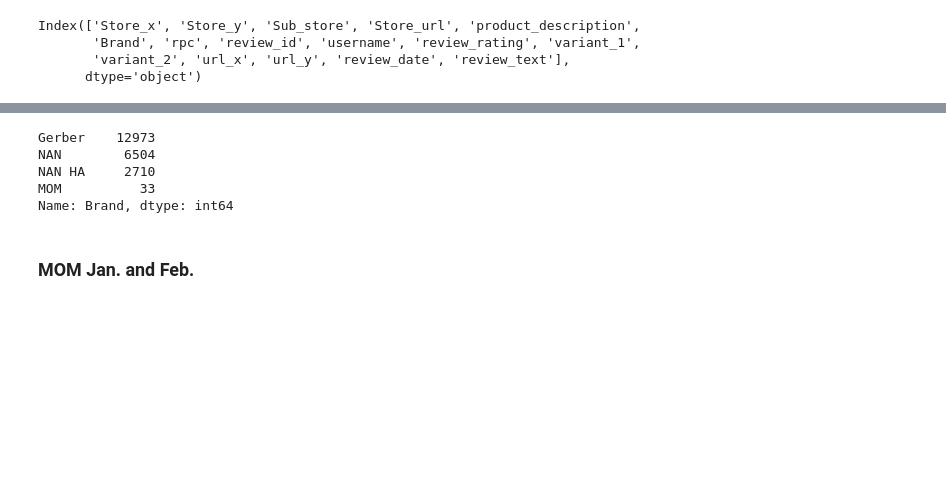
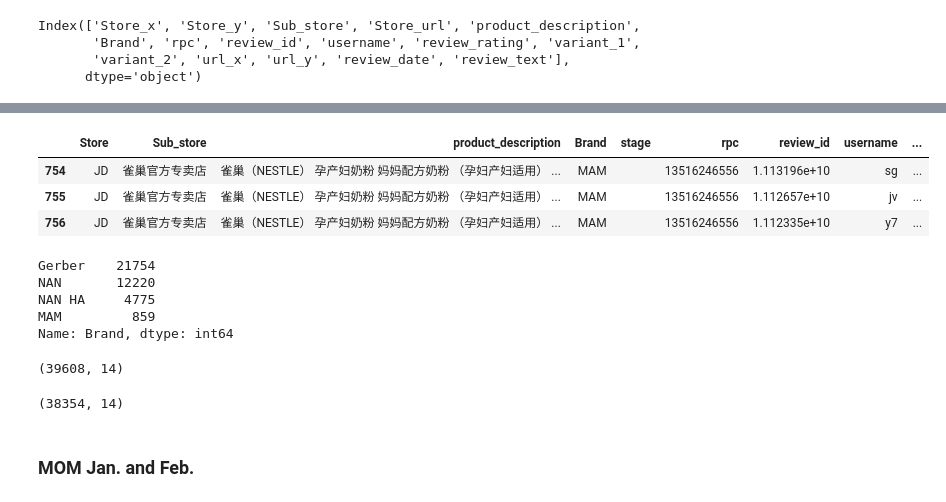
Before and after one commit to sophiazxj/spaCy-Startup, a Jupyter notebook: Merge local and ti raw review data and manipulate to do SSA.ipynb, the cells around one changed output, grey strips where cells are left out. Saved outputs shown, nothing was run; the diff lists cells and outputs as text; code cells hidden in the pictures; blank space fills up the shorter version.

```diff
--- a/Merge local and ti raw review data and manipulate to do SSA.ipynb
+++ b/Merge local and ti raw review data and manipulate to do SSA.ipynb
@@ -257 +368,8 @@ nestle_feb_raw_review.shape
+# %%
+nestle_2m_raw_review.tail(3)
+# %% [output]
+|  | Store | Sub_store | product_description | Brand | stage | rpc | review_id | username | ... |
+| 754 | JD | 雀巢官方专卖店 | 雀巢（NESTLE） 孕产妇奶粉 妈妈配方奶粉 （孕妇产妇适用） ... | MAM |  | 13516246556 | 1.113196e+10 | sg | ... |
+| 755 | JD | 雀巢官方专卖店 | 雀巢（NESTLE） 孕产妇奶粉 妈妈配方奶粉 （孕妇产妇适用） ... | MAM |  | 13516246556 | 1.112657e+10 | jv | ... |
+| 756 | JD | 雀巢官方专卖店 | 雀巢（NESTLE） 孕产妇奶粉 妈妈配方奶粉 （孕妇产妇适用） ... | MAM |  | 13516246556 | 1.112335e+10 | y7 | ... |
 # %%
@@ -259,8 +377,17 @@ nestle_feb_raw_review.to_csv('nestle_feb_raw_review.csv', index= False, encoding
 # %%
-nestle_feb_raw_review['Brand'].value_counts()
+nestle_2m_raw_review['Brand'].value_counts()
 # %% [output]
-Gerber    12973
-NAN        6504
-NAN HA     2710
-MOM          33
+Gerber    21754
+NAN       12220
+NAN HA     4775
+MAM         859
 Name: Brand, dtype: int64
+# %%
+nestle_2m_raw_review_dedup = nestle_2m_raw_review.drop_duplicates()
+# %% [output]
+(39608, 14)
+# %%
+nestle_2m_raw_review_dedup = nestle_2m_raw_review.drop_duplicates()
+nestle_2m_raw_review_dedup.shape
+# %% [output]
+(38354, 14)
```
Also changed, not shown: parts of 43 cells of this notebook, 18 other files.
